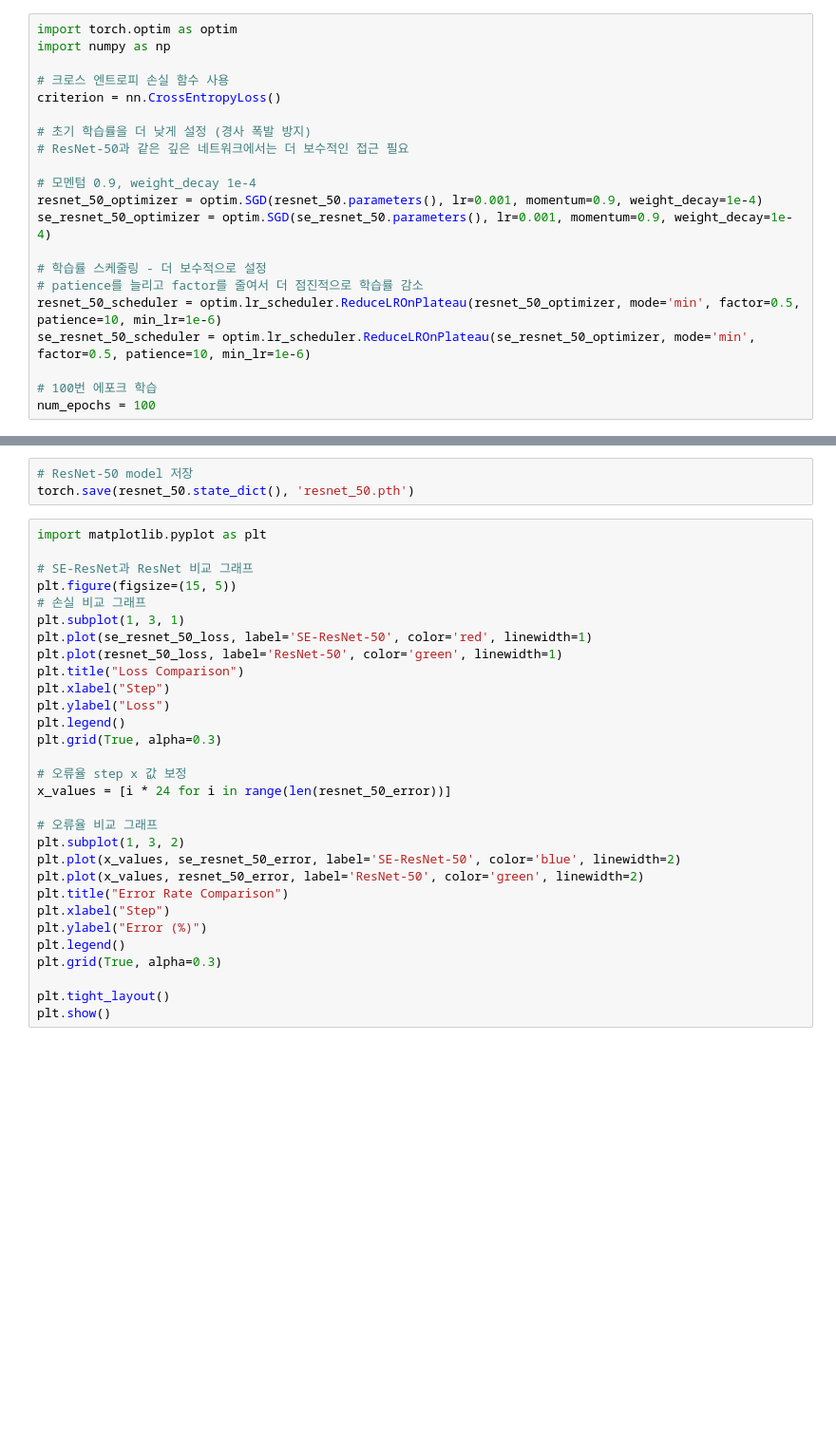
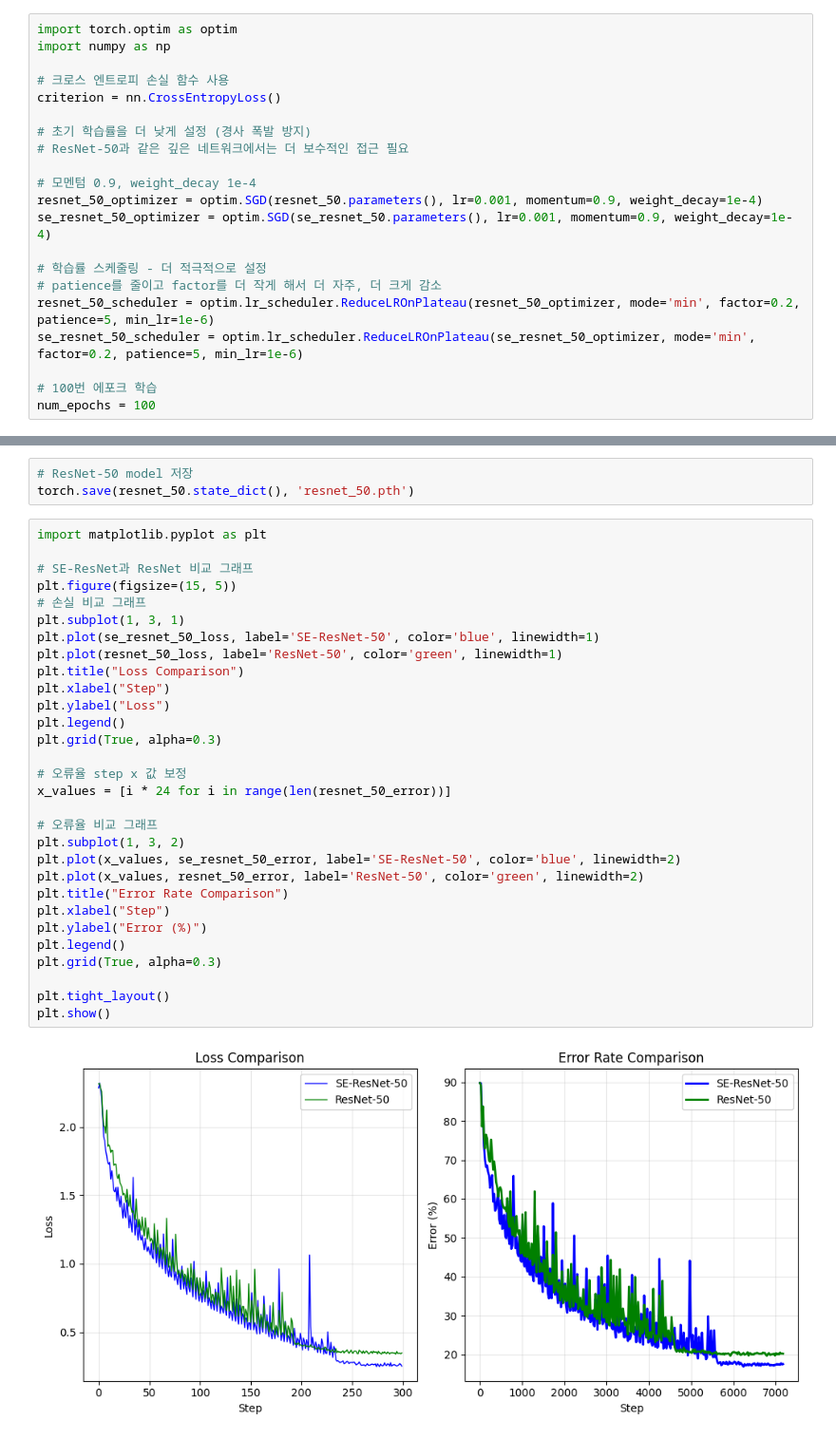
Before and after one commit to Donghyeon-Shin/learning_AI, a Jupyter notebook: Architectures/SENet/model.ipynb, the cells around one changed output, grey strips where cells are left out. Shown at 95% size. Saved outputs shown, nothing was run; the diff lists cells and outputs as text; blank space fills up the shorter version.

```diff
--- a/Architectures/SENet/model.ipynb
+++ b/Architectures/SENet/model.ipynb
@@ -191,10 +191,10 @@ criterion = nn.CrossEntropyLoss()
 resnet_50_optimizer = optim.SGD(resnet_50.parameters(), lr=0.001, momentum=0.9, weight_decay=1e-4)
 se_resnet_50_optimizer = optim.SGD(se_resnet_50.parameters(), lr=0.001, momentum=0.9, weight_decay=1e-4)
 
-# 학습률 스케줄링 - 더 보수적으로 설정
-# patience를 늘리고 factor를 줄여서 더 점진적으로 학습률 감소
-resnet_50_scheduler = optim.lr_scheduler.ReduceLROnPlateau(resnet_50_optimizer, mode='min', factor=0.5, patience=10, min_lr=1e-6)
-se_resnet_50_scheduler = optim.lr_scheduler.ReduceLROnPlateau(se_resnet_50_optimizer, mode='min', factor=0.5, patience=10, min_lr=1e-6)
+# 학습률 스케줄링 - 더 적극적으로 설정
+# patience를 줄이고 factor를 더 작게 해서 더 자주, 더 크게 감소
+resnet_50_scheduler = optim.lr_scheduler.ReduceLROnPlateau(resnet_50_optimizer, mode='min', factor=0.2, patience=5, min_lr=1e-6)
+se_resnet_50_scheduler = optim.lr_scheduler.ReduceLROnPlateau(se_resnet_50_optimizer, mode='min', factor=0.2, patience=5, min_lr=1e-6)
 
 # 100번 에포크 학습
 num_epochs = 100
@@ -361,30 +371,32 @@ torch.save(resnet_50.state_dict(), 'resnet_50.pth')
 # %%
 import matplotlib.pyplot as plt
 
 # SE-ResNet과 ResNet 비교 그래프
 plt.figure(figsize=(15, 5))
 # 손실 비교 그래프
 plt.subplot(1, 3, 1)
-plt.plot(se_resnet_50_loss, label='SE-ResNet-50', color='red', linewidth=1)
+plt.plot(se_resnet_50_loss, label='SE-ResNet-50', color='blue', linewidth=1)
 plt.plot(resnet_50_loss, label='ResNet-50', color='green', linewidth=1)
 plt.title("Loss Comparison")
 plt.xlabel("Step")
 plt.ylabel("Loss")
 plt.legend()
 plt.grid(True, alpha=0.3)
 
 # 오류율 step x 값 보정
 x_values = [i * 24 for i in range(len(resnet_50_error))]
 
 # 오류율 비교 그래프
 plt.subplot(1, 3, 2)
 plt.plot(x_values, se_resnet_50_error, label='SE-ResNet-50', color='blue', linewidth=2)
 plt.plot(x_values, resnet_50_error, label='ResNet-50', color='green', linewidth=2)
 plt.title("Error Rate Comparison")
 plt.xlabel("Step")
 plt.ylabel("Error (%)")
 plt.legend()
 plt.grid(True, alpha=0.3)
 
 plt.tight_layout()
 plt.show()
+# %% [output]
+[figure, added]
```
Also changed, not shown: parts of 3 cells of this notebook.
